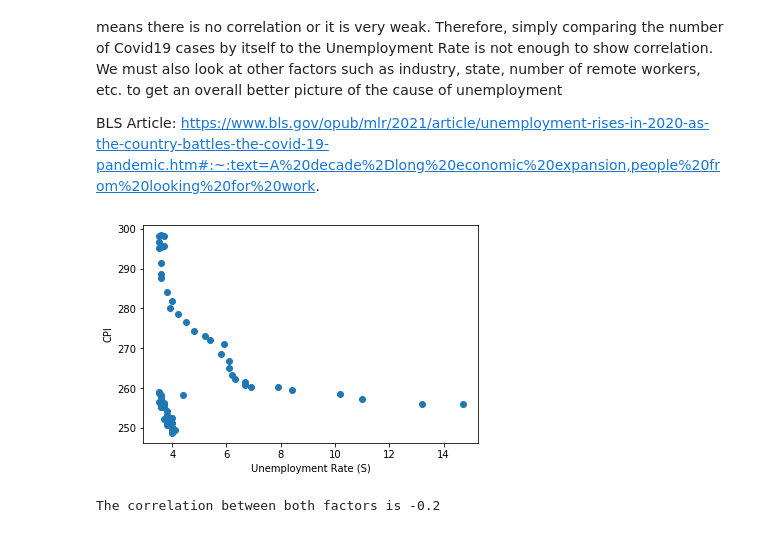
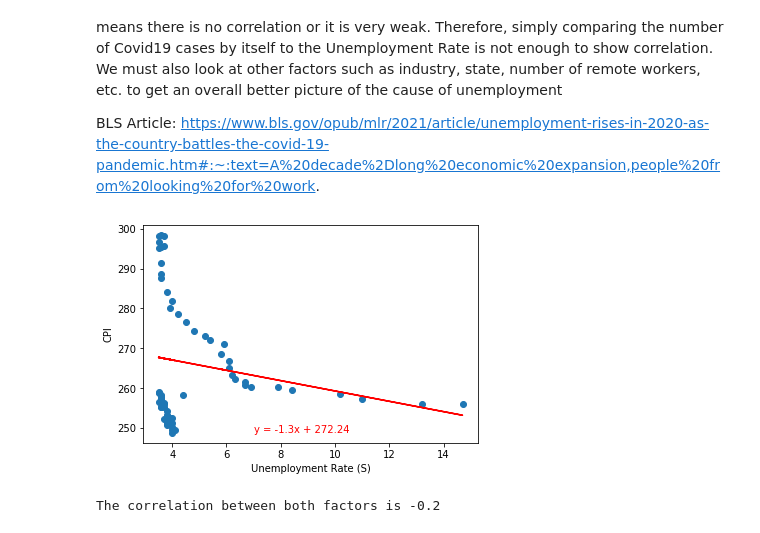
Before and after one commit to angelanarag/Project_1, a Jupyter notebook: code/Unemployment_Analysis_Angela.ipynb, the cells around one changed output. Drawn from its saved outputs; the diff is of its cells as text; code cells hidden in the pictures.

```diff
--- a/code/Unemployment_Analysis_Angela.ipynb
+++ b/code/Unemployment_Analysis_Angela.ipynb
@@ -126,6 +127,9 @@ merged_df = pd.merge(unemployment_cpi_df, covid_df, on=['Date', 'Date'], how='le
 # For any values that did not convert (NaN value), replace with 0
 merged_df = merged_df.fillna(0)
 
+# Create a new column just for year
+merged_df['Year'] = merged_df['Date'].dt.year
+
 merged_df.tail()
 # %% [output]
 |  | Date | Unemployment Rate (S) | Unemployment Rate (U) | Women (S) | Men (S) | Part-Time Workers (S) | ... |
@@ -394,12 +428,20 @@ However, based on the Pearson’s Correlation, a correlation coefficient of less
 BLS Article: https://www.bls.gov/opub/mlr/2021/article/unemployment-rises-in-2020-as-the-country-battles-the-covid-19-pandemic.htm#:~:text=A%20decade%2Dlong%20economic%20expansion,people%20from%20looking%20for%20work.
 # %%
 # Use scatter plot to plot Unemployment Rate and CPI
-plt.scatter(merged_df['Unemployment Rate (S)'], merged_df['CPI'])
+
+x_val2 = merged_df['Unemployment Rate (S)']
+y_val2 = merged_df['CPI']
+(slope, intercept, rvalue, pvalue, stderr) = linregress(x_val2, y_val2)
+regress_values2 = x_val2 * slope + intercept
+line_eq2 = "y = " + str(round(slope,2)) + "x + " + str(round(intercept,2))
+plt.scatter(x_val2, y_val2)
+plt.plot(x_val2,regress_values2,"r-")
+plt.annotate(line_eq2,(7,y_val2.min()),fontsize=10,color="red")
 plt.xlabel('Unemployment Rate (S)')
 plt.ylabel('CPI')
 plt.show()
 # %% [output]
-[figure, old version]
+[figure, new version]
 # %%
 # Compute the Pearson correlation coefficient between CPIand Unemployment
 correlation = st.pearsonr(merged_df['Unemployment Rate (S)'], merged_df['CPI'])
```
Also changed, not shown: parts of 6 cells of this notebook.
